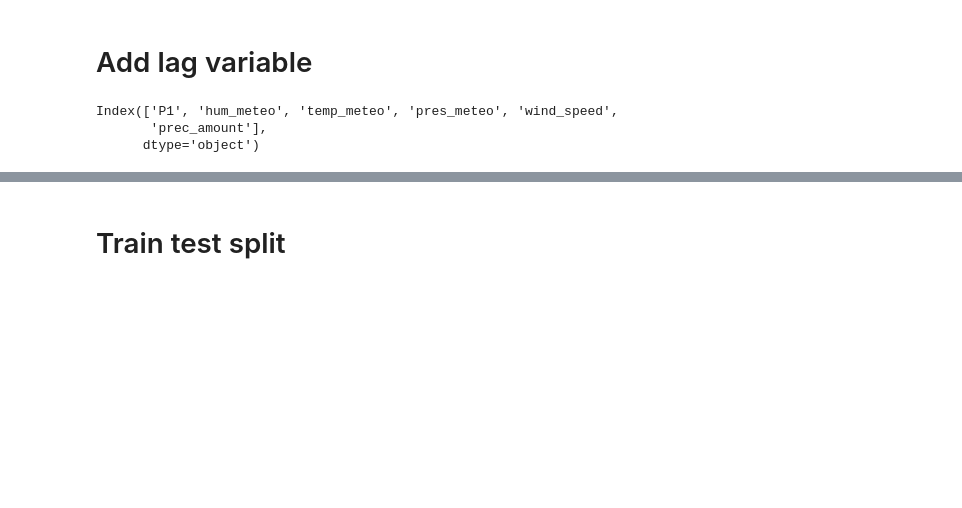
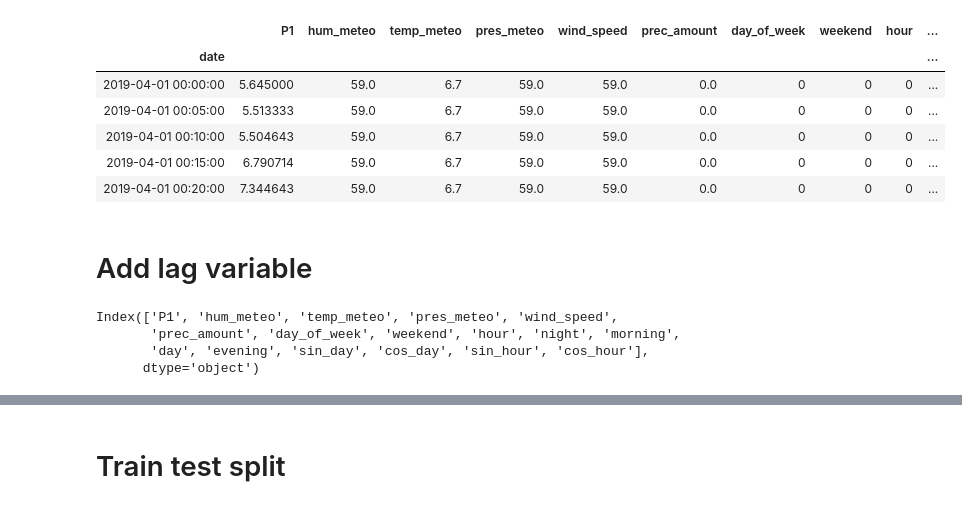
Before and after one commit to aerubanov/Proj_Air_Quality, a Jupyter notebook: notebooks/linear_lag.ipynb, the cells around one changed output, grey strips where cells are left out. Drawn from its saved outputs; the diff is of its cells as text; code cells hidden in the pictures; blank space fills up the shorter version.

```diff
--- a/notebooks/linear_lag.ipynb
+++ b/notebooks/linear_lag.ipynb
@@ -37,22 +39,22 @@ wind_dir = {'Ветер, дующий с востока': 0,
 def prepare_features(data: pd.DataFrame) -> pd.DataFrame:
     """Features preparation for anomaly detection and clustering"""
     # textual values encoding
-    data['wind_direction'] = data.wind_direction.fillna(method='bfill')
-    data['wind_direction'] = data.wind_direction.map(wind_dir)
-
+    data['hum_meteo'] = data.hum_meteo.fillna(method='bfill')
+    data['pres_meteo'] = data.hum_meteo.fillna(method='bfill')
+    data['wind_speed'] = data.hum_meteo.fillna(method='bfill')
+    data['temp_meteo'] = data.temp_meteo.fillna(method='bfill')
     data['prec_amount'] = data.prec_amount.fillna(method='bfill')
     data.loc[data.prec_amount == 'Осадков нет', 'prec_amount'] = 0
     data.loc[data.prec_amount == 'Следы осадков', 'prec_amount'] = 0
     data['prec_amount'] = data.prec_amount.astype(float)
 
-    data['dew_point_diff'] = data.temperature - data.dew_point_temp
 
     # fill missing value before PCA
     data['P1'] = data.P1.interpolate()
-    data['P2'] = data.P2.interpolate()
-    data['pressure'] = data.pressure.interpolate()
-    data['temperature'] = data.temperature.interpolate()
-    data['humidity'] = data.humidity.interpolate()
+
+    for c in data.columns:
+        data[c].fillna((data[c].mean()), inplace=True)
+
     return data
 # %%
 sel_columns = ['P1','hum_meteo', 'temp_meteo', 'pres_meteo', 'wind_speed', 'prec_amount']
@@ -61,0 +64,21 @@ data = data[sel_columns]
+# %%
+data['day_of_week'] = data.index.dayofweek
+data['weekend'] = data.day_of_week.apply(lambda d: d == 5 or d == 6).astype(int)
+data['hour'] = data.index.hour
+data['night'] = data.hour.apply(lambda h: 0<= h < 7).astype(int)
+data['morning'] = data.hour.apply(lambda h: 7<= h < 12).astype(int)
+data['day'] = data.hour.apply(lambda h: 12<= h < 17).astype(int)
+data['evening'] = data.hour.apply(lambda h: 17<= h < 24).astype(int)
+data['sin_day'] = np.sin(2*np.pi*data.day_of_week/7)
+data['cos_day'] = np.cos(2*np.pi*data.day_of_week/7)
+data['sin_hour'] = np.sin(2*np.pi*data.hour/24)
+data['cos_hour'] = np.cos(2*np.pi*data.hour/24)
+data.head()
+# %% [output]
+|  | P1 | hum_meteo | temp_meteo | pres_meteo | wind_speed | prec_amount | day_of_week | weekend | hour | ... |
+| date |  |  |  |  |  |  |  |  |  | ... |
+| 2019-04-01 00:00:00 | 5.645000 | 59.0 | 6.7 | 59.0 | 59.0 | 0.0 | 0 | 0 | 0 | ... |
+| 2019-04-01 00:05:00 | 5.513333 | 59.0 | 6.7 | 59.0 | 59.0 | 0.0 | 0 | 0 | 0 | ... |
+| 2019-04-01 00:10:00 | 5.504643 | 59.0 | 6.7 | 59.0 | 59.0 | 0.0 | 0 | 0 | 0 | ... |
+| 2019-04-01 00:15:00 | 6.790714 | 59.0 | 6.7 | 59.0 | 59.0 | 0.0 | 0 | 0 | 0 | ... |
+| 2019-04-01 00:20:00 | 7.344643 | 59.0 | 6.7 | 59.0 | 59.0 | 0.0 | 0 | 0 | 0 | ... |
@@ -65,7 +92,8 @@ data = data[sel_columns]
 data.columns
 # %% [output]
 Index(['P1', 'hum_meteo', 'temp_meteo', 'pres_meteo', 'wind_speed',
-       'prec_amount'],
+       'prec_amount', 'day_of_week', 'weekend', 'hour', 'night', 'morning',
+       'day', 'evening', 'sin_day', 'cos_day', 'sin_hour', 'cos_hour'],
       dtype='object')
 # %%
 columns = ['P1',
```
Also changed, not shown: parts of 21 cells of this notebook.
